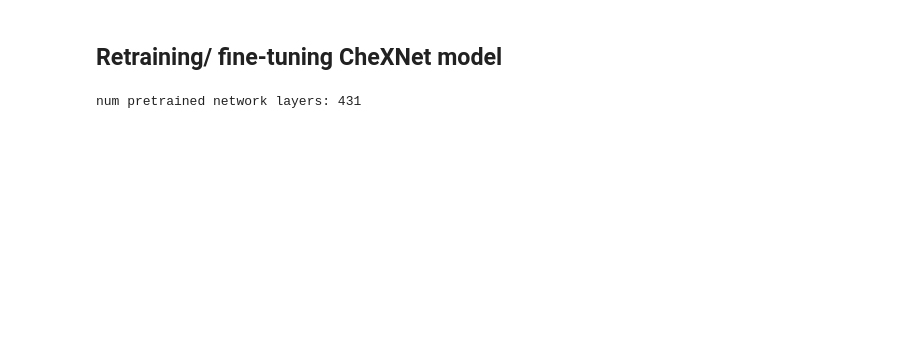
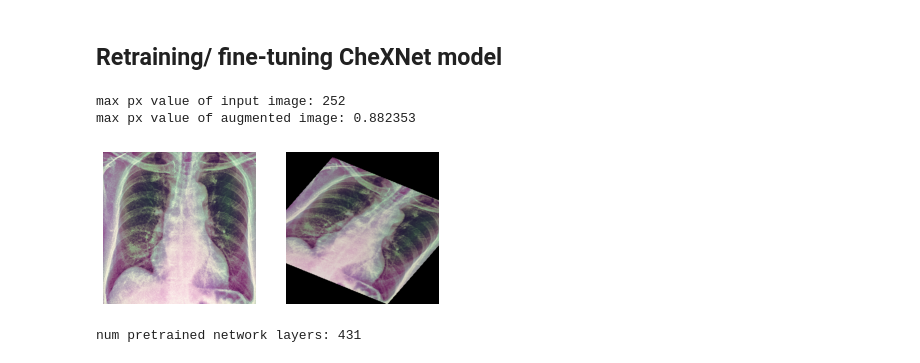
Before and after one commit to armiro/COVID-CXNet, a Jupyter notebook: multiclass_covid_cxnet.ipynb, the cells around one changed output. Drawn from its saved outputs; the diff is of its cells as text; code cells hidden in the pictures; blank space fills up the shorter version.

```diff
--- a/multiclass_covid_cxnet.ipynb
+++ b/multiclass_covid_cxnet.ipynb
@@ -347,3 +346,21 @@ plt.show()
+# %%
+# check image augmenter to see if it is working correctly and rescaling to [0, 1]
+idx = np.random.randint(low=0, high=len(X_train), size=None)
+print('max px value of input image:', np.max(X_train[idx]))
+
+augmented = augmenter.flow(X_train[idx:idx+1], batch_size=1).next()
+print('max px value of augmented image:', np.max(augmented))
+plt.subplot(1, 2, 1)
+plt.imshow(X_train[idx])
+plt.axis('off')
+plt.subplot(1, 2, 2)
+plt.imshow(augmented.squeeze())
+plt.axis('off')
+plt.show()
+# %% [output]
+max px value of input image: 252
+max px value of augmented image: 0.882353
+[figure, added]
 # %%
 # del X_train
 X_test = np.array([X_test[idx] / 255. for idx in range(len(X_test))])
```
Also changed, not shown: parts of 12 cells of this notebook.
